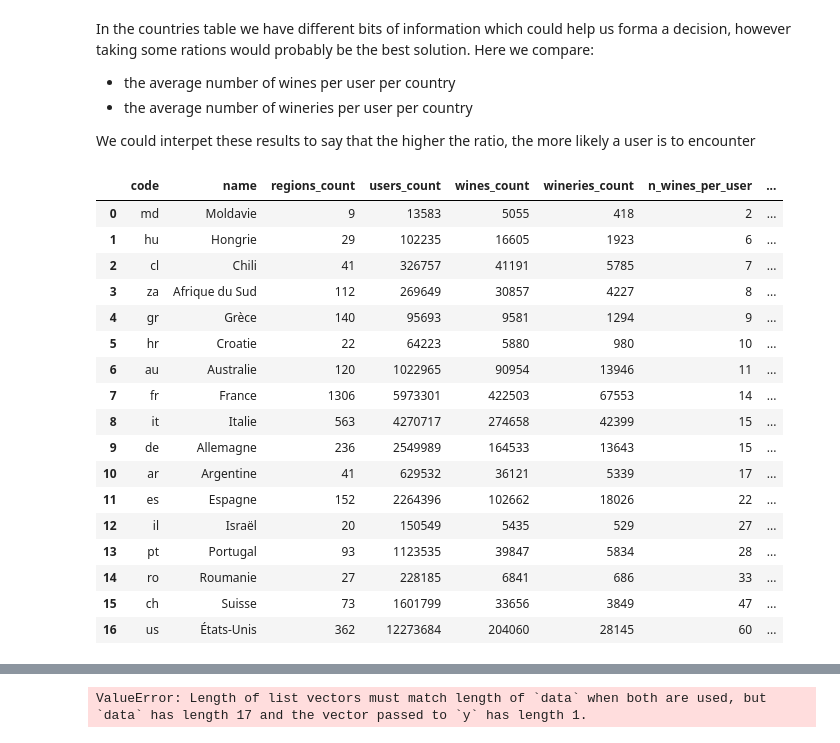
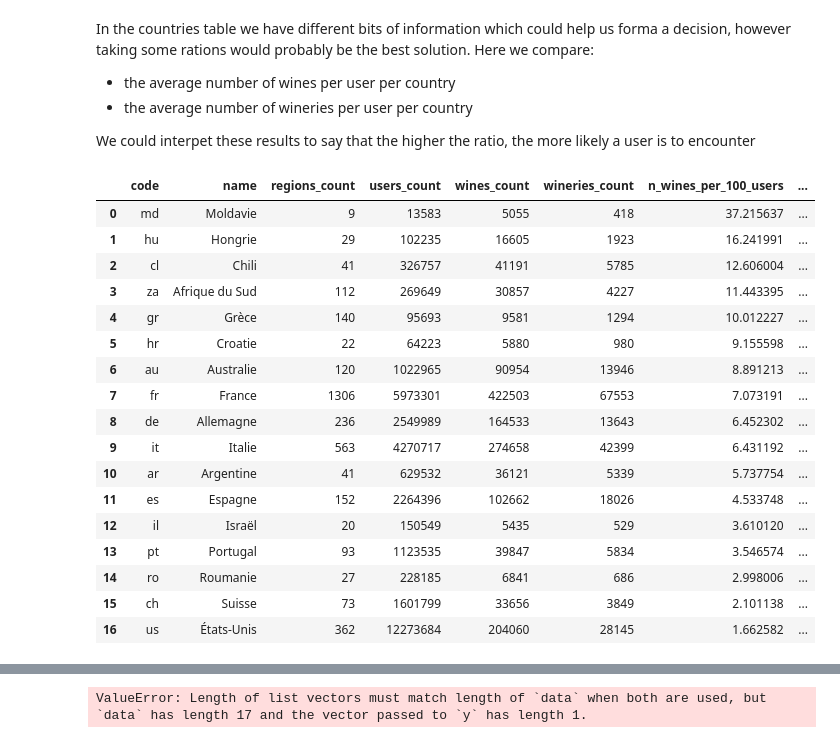
Before and after one commit to jduffy93/wine-market-analysis, a Jupyter notebook: wiwino_analysis.ipynb, the cells around one changed output, grey strips where cells are left out. Saved outputs shown, nothing was run; the diff lists cells and outputs as text; code cells hidden in the pictures.

```diff
--- a/wiwino_analysis.ipynb
+++ b/wiwino_analysis.ipynb
@@ -33,35 +33,35 @@ We could interpet these results to say that the higher the ratio, the more likel
 # %%
 # Ratio other way around, percentages, cast as float, add where cluase for numerator = 0
 
 query = """
         SELECT
             *,
-            users_count/wines_count AS n_wines_per_user,
-            users_count/wineries_count AS n_wineries_per_user
+            CAST(wines_count as float)/users_count*100 AS n_wines_per_100_users,
+            CAST(wineries_count as float)/users_count*100 AS n_wineries_per_100_users
         FROM countries
-        ORDER BY n_wines_per_user asc;
+        ORDER BY n_wines_per_100_users desc;
             """
 countries_df = pd.read_sql_query(query, conn)
 countries_df
 # %% [output]
-|  | code | name | regions_count | users_count | wines_count | wineries_count | n_wines_per_user | ... |
-| 0 | md | Moldavie | 9 | 13583 | 5055 | 418 | 2 | ... |
-| 1 | hu | Hongrie | 29 | 102235 | 16605 | 1923 | 6 | ... |
-| 2 | cl | Chili | 41 | 326757 | 41191 | 5785 | 7 | ... |
-| 3 | za | Afrique du Sud | 112 | 269649 | 30857 | 4227 | 8 | ... |
-| 4 | gr | Grèce | 140 | 95693 | 9581 | 1294 | 9 | ... |
-| 5 | hr | Croatie | 22 | 64223 | 5880 | 980 | 10 | ... |
-| 6 | au | Australie | 120 | 1022965 | 90954 | 13946 | 11 | ... |
-| 7 | fr | France | 1306 | 5973301 | 422503 | 67553 | 14 | ... |
-| 8 | it | Italie | 563 | 4270717 | 274658 | 42399 | 15 | ... |
-| 9 | de | Allemagne | 236 | 2549989 | 164533 | 13643 | 15 | ... |
-| 10 | ar | Argentine | 41 | 629532 | 36121 | 5339 | 17 | ... |
-| 11 | es | Espagne | 152 | 2264396 | 102662 | 18026 | 22 | ... |
-| 12 | il | Israël | 20 | 150549 | 5435 | 529 | 27 | ... |
-| 13 | pt | Portugal | 93 | 1123535 | 39847 | 5834 | 28 | ... |
-| 14 | ro | Roumanie | 27 | 228185 | 6841 | 686 | 33 | ... |
-| 15 | ch | Suisse | 73 | 1601799 | 33656 | 3849 | 47 | ... |
-| 16 | us | États-Unis | 362 | 12273684 | 204060 | 28145 | 60 | ... |
+|  | code | name | regions_count | users_count | wines_count | wineries_count | n_wines_per_100_users | ... |
+| 0 | md | Moldavie | 9 | 13583 | 5055 | 418 | 37.215637 | ... |
+| 1 | hu | Hongrie | 29 | 102235 | 16605 | 1923 | 16.241991 | ... |
+| 2 | cl | Chili | 41 | 326757 | 41191 | 5785 | 12.606004 | ... |
+| 3 | za | Afrique du Sud | 112 | 269649 | 30857 | 4227 | 11.443395 | ... |
+| 4 | gr | Grèce | 140 | 95693 | 9581 | 1294 | 10.012227 | ... |
+| 5 | hr | Croatie | 22 | 64223 | 5880 | 980 | 9.155598 | ... |
+| 6 | au | Australie | 120 | 1022965 | 90954 | 13946 | 8.891213 | ... |
+| 7 | fr | France | 1306 | 5973301 | 422503 | 67553 | 7.073191 | ... |
+| 8 | de | Allemagne | 236 | 2549989 | 164533 | 13643 | 6.452302 | ... |
+| 9 | it | Italie | 563 | 4270717 | 274658 | 42399 | 6.431192 | ... |
+| 10 | ar | Argentine | 41 | 629532 | 36121 | 5339 | 5.737754 | ... |
+| 11 | es | Espagne | 152 | 2264396 | 102662 | 18026 | 4.533748 | ... |
+| 12 | il | Israël | 20 | 150549 | 5435 | 529 | 3.610120 | ... |
+| 13 | pt | Portugal | 93 | 1123535 | 39847 | 5834 | 3.546574 | ... |
+| 14 | ro | Roumanie | 27 | 228185 | 6841 | 686 | 2.998006 | ... |
+| 15 | ch | Suisse | 73 | 1601799 | 33656 | 3849 | 2.101138 | ... |
+| 16 | us | États-Unis | 362 | 12273684 | 204060 | 28145 | 1.662582 | ... |
 # %%
 query = """
         SELECT
```
Also changed, not shown: parts of 12 cells of this notebook, 1 other file.
